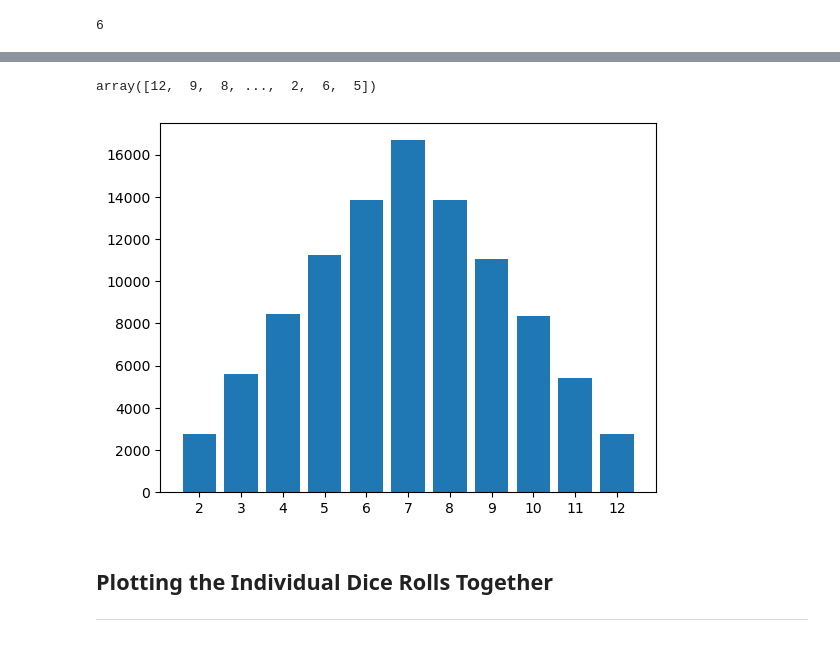
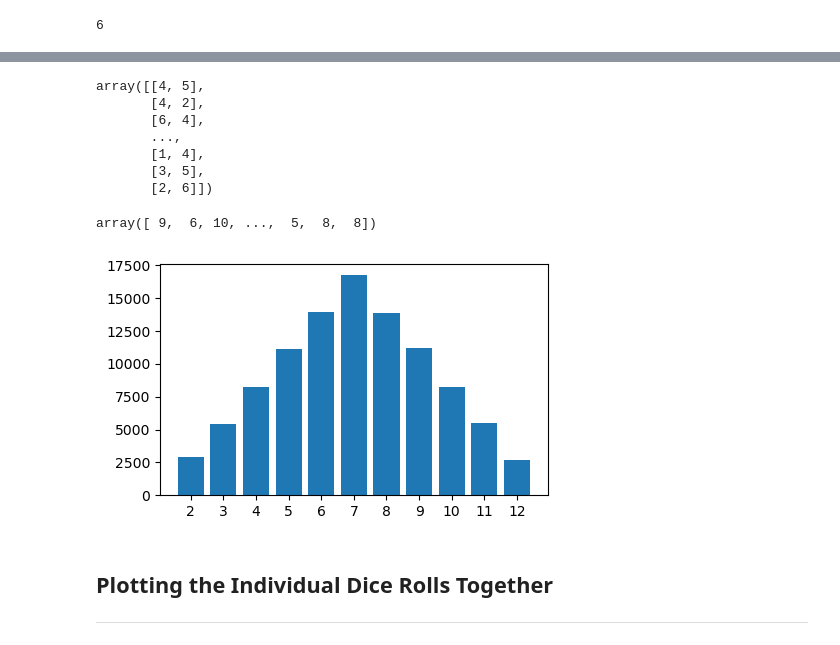
Before and after one commit to nurbujang/myworkw23, a Jupyter notebook: information.ipynb, the cells around one changed output, grey strips where cells are left out. Saved outputs shown, nothing was run; the diff lists cells and outputs as text; code cells hidden in the pictures.

Commit message:
rolling dice

```diff
--- a/information.ipynb
+++ b/information.ipynb
@@ -320,25 +359,44 @@ array([[6, 6],
-# %%
-# Sum the two dice.
-sum_double_rolls = double_rolls.sum(axis=1)
-
-# Show a few.
-sum_double_rolls
-# %% [output]
-array([12,  9,  8, ...,  2,  6,  5])
+# %%
+# Roll two dice.
+# generate 200,000 integers between 1 and 7
+# but group them up so it's a 2D array, outer barray will have 100000 thing in it, the inside array will hv 2 in it
+# so 100000 eoqs, 2 columns
+double_rolls = rng.integers(1, 7, (100000, 2))
+
+# Show a few.
+double_rolls
+# %% [output]
+array([[4, 5],
+       [4, 2],
+       [6, 4],
+       ...,
+       [1, 4],
+       [3, 5],
+       [2, 6]])
+# %%
+# Sum the two dice. (how many different ways to get sum, say 11?)
+sum_double_rolls = double_rolls.sum(axis=1) # axis 0 is outer array(100000), axis 1 is inner array [5,6] or [6,5]
+# if axis=0, it will sum down the column containing 100000 things
+# axis = 1 will add in row
+
+# Show a few.
+sum_double_rolls
+# %% [output]
+array([ 9,  6, 10, ...,  5,  8,  8])
 # %%
 # Count the unique values.
 x, counts = np.unique(sum_double_rolls, return_counts=True)
 # %%
 # Create an empty plot.
-fig, ax = plt.subplots()
+fig, ax = plt.subplots(figsize=(5, 3))
 
 # Plot the bar chart.
 ax.bar(x, counts)
 
 # Make the x axis look sensible.
 ax.set_xticks(x);
 # %% [output]
-[figure, old version]
+[figure, new version]
 # %% [markdown]
 ## Plotting the Individual Dice Rolls Together
 
```
Also changed, not shown: parts of 19 cells of this notebook.
